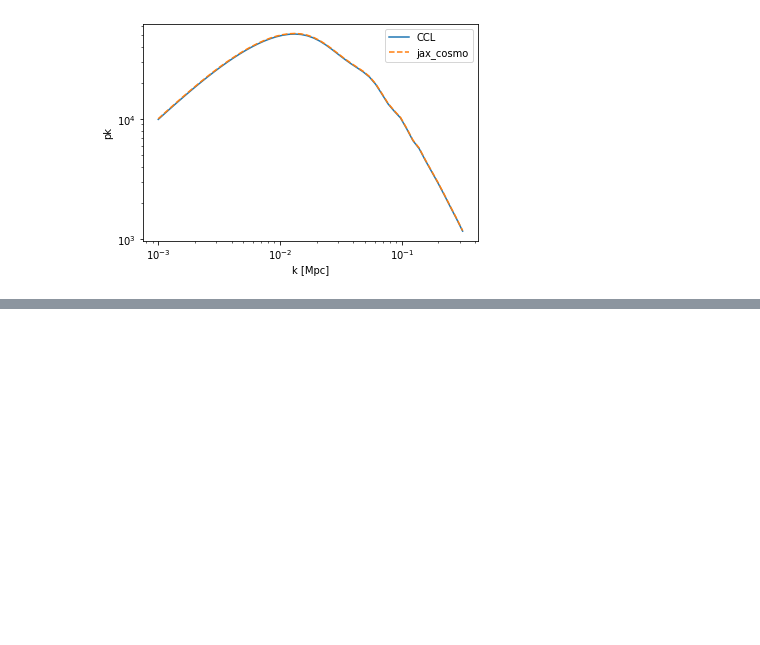
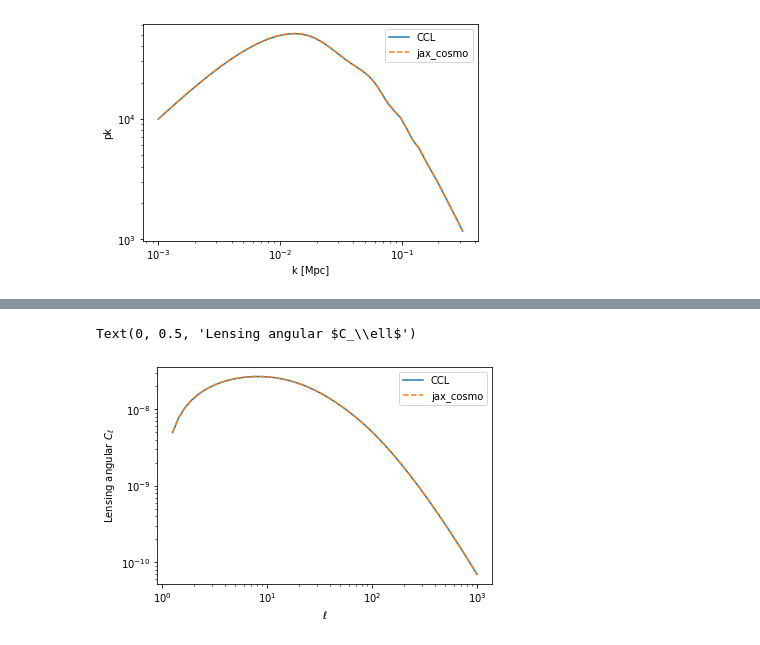
Before and after one commit to DifferentiableUniverseInitiative/jax_cosmo, a Jupyter notebook: notebooks/CCL_comparison.ipynb, the cells around one changed output, grey strips where cells are left out. Drawn from its saved outputs; the diff is of its cells as text; code cells hidden in the pictures; blank space fills up the shorter version.

```diff
--- a/notebooks/CCL_comparison.ipynb
+++ b/notebooks/CCL_comparison.ipynb
@@ -92,0 +108,22 @@ Text(0, 0.5, 'pk')
+# %%
+from jax_cosmo.angular_cl import angular_cl
+from jax_cosmo import probes
+
+# Let's first compute some Weak Lensing cls
+tracer_ccl = ccl.WeakLensingTracer(cosmo_ccl, (z, nz(z)), use_A_ia=False)
+tracer_jax = probes.WeakLensing([nz])
+
+ell = np.logspace(0.1,3)
+
+cl_ccl = ccl.angular_cl(cosmo_ccl, tracer_ccl, tracer_ccl, ell)
+cl_jax = angular_cl(cosmo_jax, ell, [tracer_jax])
+# %%
+loglog(ell, cl_ccl,label='CCL')
+loglog(ell, cl_jax[0], '--', label='jax_cosmo')
+
+legend()
+xlabel(r'$\ell$')
+ylabel(r'Lensing angular $C_\ell$')
+# %% [output]
+Text(0, 0.5, 'Lensing angular $C_\\ell$')
+[figure, added]
```
Also changed, not shown: parts of 7 cells of this notebook.
